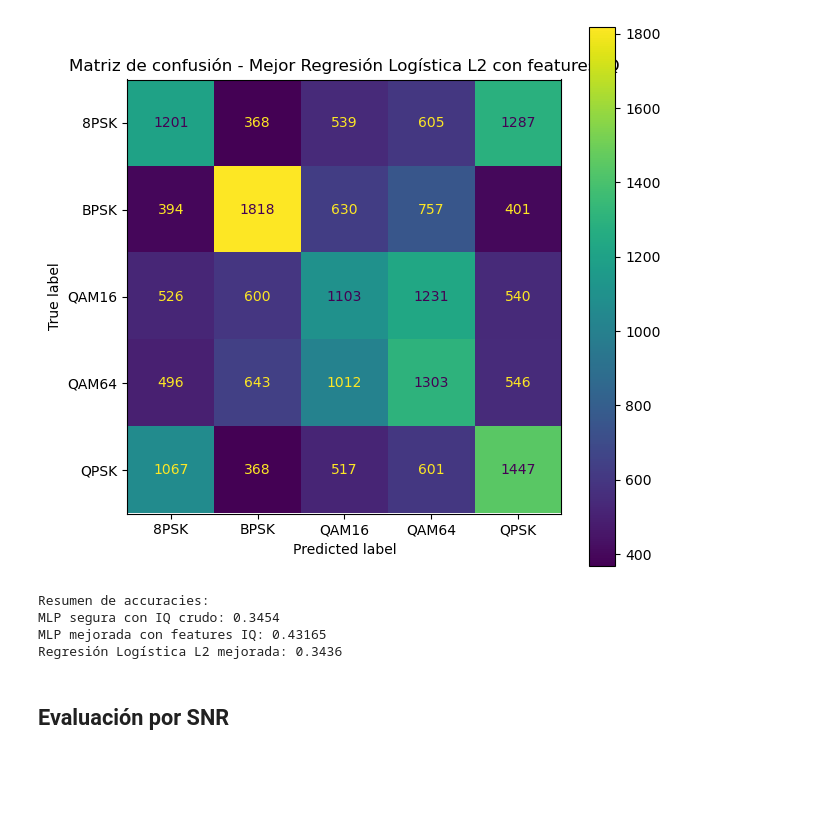
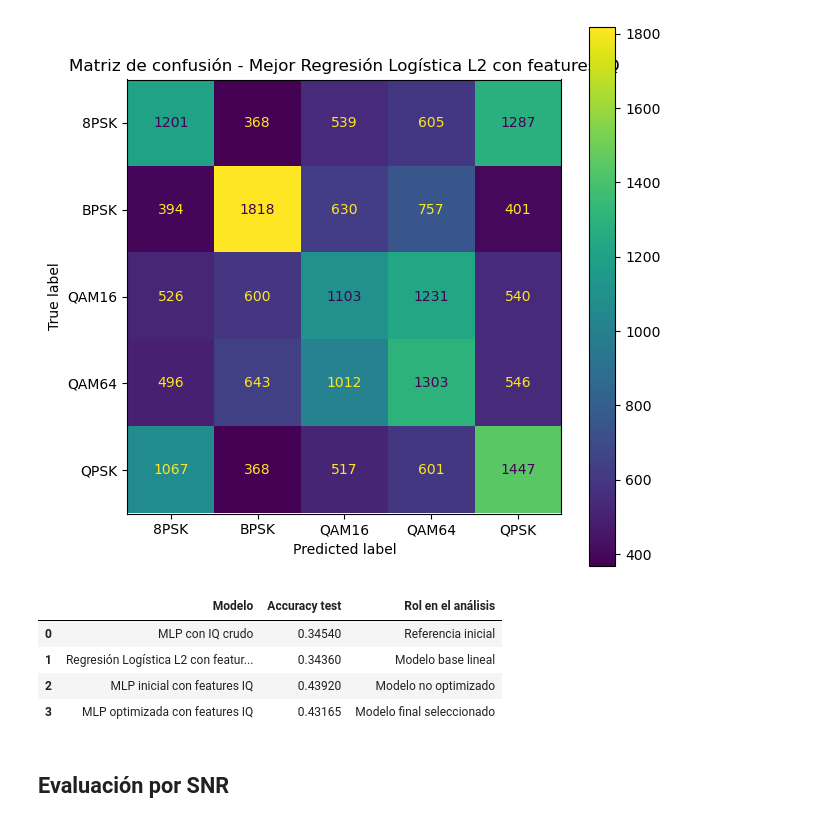
Before and after one commit to gbberru/ML-Digital-Modulations-classifier, a Jupyter notebook: notebook/digital-modulations-classifier.ipynb, the cells around one changed output. Cells and saved outputs as stored; diff of their text form; code cells hidden in the pictures; blank space fills up the shorter version.

```diff
--- a/notebook/digital-modulations-classifier.ipynb
+++ b/notebook/digital-modulations-classifier.ipynb
@@ -1155,15 +1167,34 @@ weighted avg       0.35      0.34      0.34     20000
 # %%
 accuracy_mlp_segura = 0.3454
 
-print("Resumen de accuracies:")
-print("MLP segura con IQ crudo:", accuracy_mlp_segura)
-print("MLP mejorada con features IQ:", accuracy_best_mlp)
-print("Regresión Logística L2 mejorada:", accuracy_best_logreg)
+resumen_modelos = pd.DataFrame({
+    "Modelo": [
+        "MLP con IQ crudo",
+        "Regresión Logística L2 con features IQ",
+        "MLP inicial con features IQ",
+        "MLP optimizada con features IQ"
+    ],
+    "Accuracy test": [
+        accuracy_mlp_segura,
+        accuracy_best_logreg,
+        accuracy_mlp_initial,
+        accuracy_best_mlp
+    ],
+    "Rol en el análisis": [
+        "Referencia inicial",
+        "Modelo base lineal",
+        "Modelo no optimizado",
+        "Modelo final seleccionado"
+    ]
+})
+
+resumen_modelos
 # %% [output]
-Resumen de accuracies:
-MLP segura con IQ crudo: 0.3454
-MLP mejorada con features IQ: 0.43165
-Regresión Logística L2 mejorada: 0.3436
+|  | Modelo | Accuracy test | Rol en el análisis |
+| 0 | MLP con IQ crudo | 0.34540 | Referencia inicial |
+| 1 | Regresión Logística L2 con featur... | 0.34360 | Modelo base lineal |
+| 2 | MLP inicial con features IQ | 0.43920 | Modelo no optimizado |
+| 3 | MLP optimizada con features IQ | 0.43165 | Modelo final seleccionado |
 # %% [markdown]
 ## Evaluación por SNR
 # %% [markdown]
```
Also changed, not shown: parts of 17 cells of this notebook.
